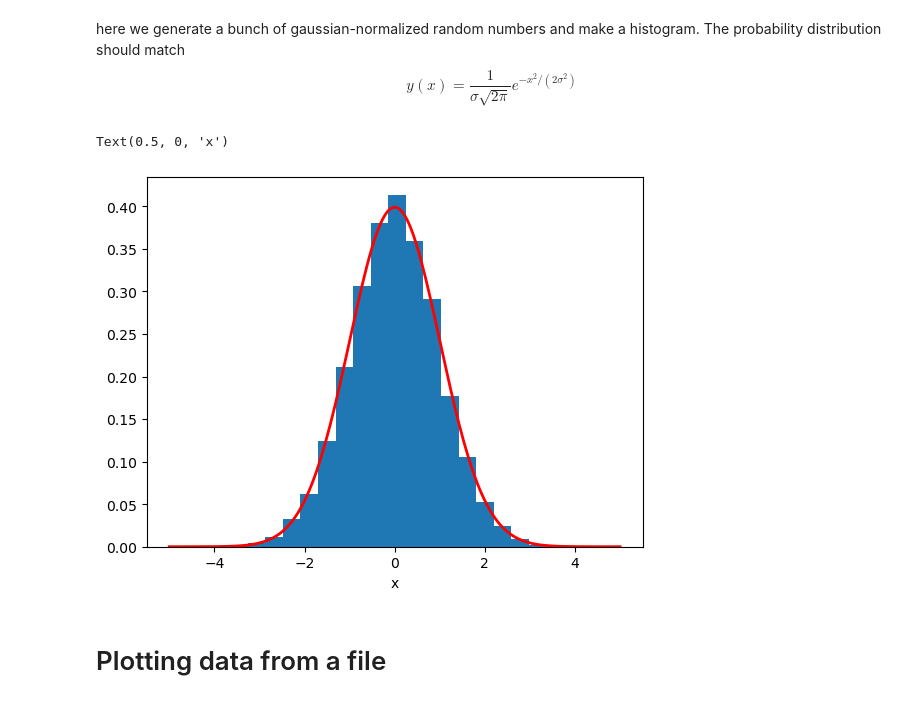
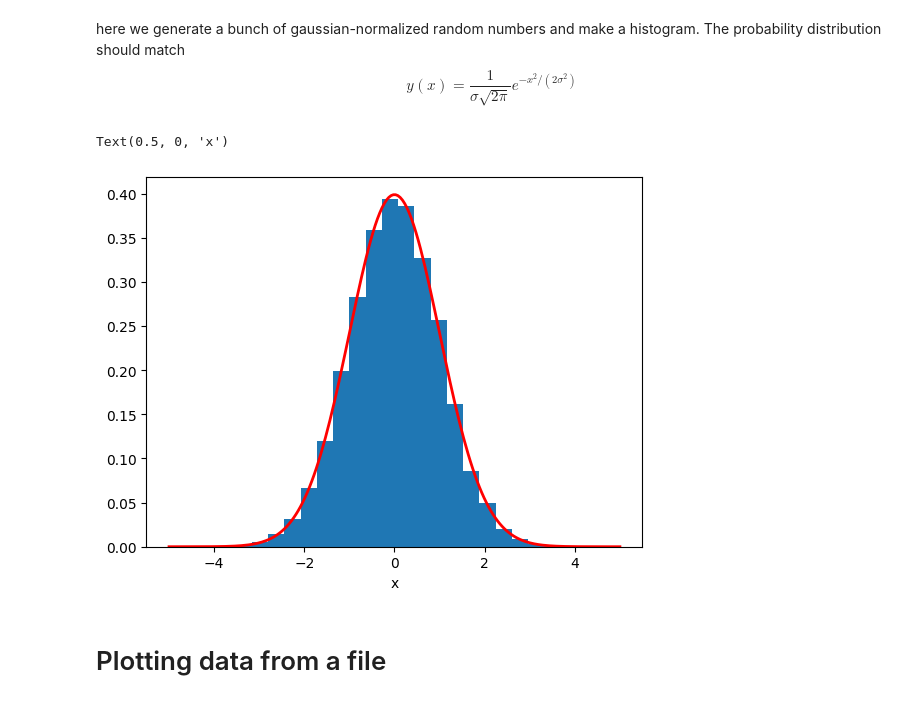
Before and after one commit to sbu-phy-ast-reu/reu-python-tutorial, a Jupyter notebook: content/04-python-matplotlib/matplotlib-basics.ipynb, the cells around one changed output. Cells and saved outputs as stored; diff of their text form; code cells hidden in the pictures.

```diff
--- a/content/04-python-matplotlib/matplotlib-basics.ipynb
+++ b/content/04-python-matplotlib/matplotlib-basics.ipynb
@@ -386,19 +339,20 @@ here we generate a bunch of gaussian-normalized random numbers and make a histog
 $$y(x) = \frac{1}{\sigma \sqrt{2\pi}} e^{-x^2/(2\sigma^2)}$$
 # %%
 N = 10000
-r = np.random.randn(N)
+rng = np.random.default_rng()
+r = rng.standard_normal(N)
 
 fig, ax = plt.subplots()
 ax.hist(r, density=True, bins=20)
 
 x = np.linspace(-5,5,200)
 sigma = 1.0
 ax.plot(x, np.exp(-x**2/(2*sigma**2)) / (sigma*np.sqrt(2.0*np.pi)),
         c="r", lw=2)
 ax.set_xlabel("x")
 # %% [output]
 Text(0.5, 0, 'x')
-[figure, old version]
+[figure, new version]
 # %% [markdown]
 # Plotting data from a file
 # %% [markdown]
```
Also changed, not shown: parts of 30 cells of this notebook.
